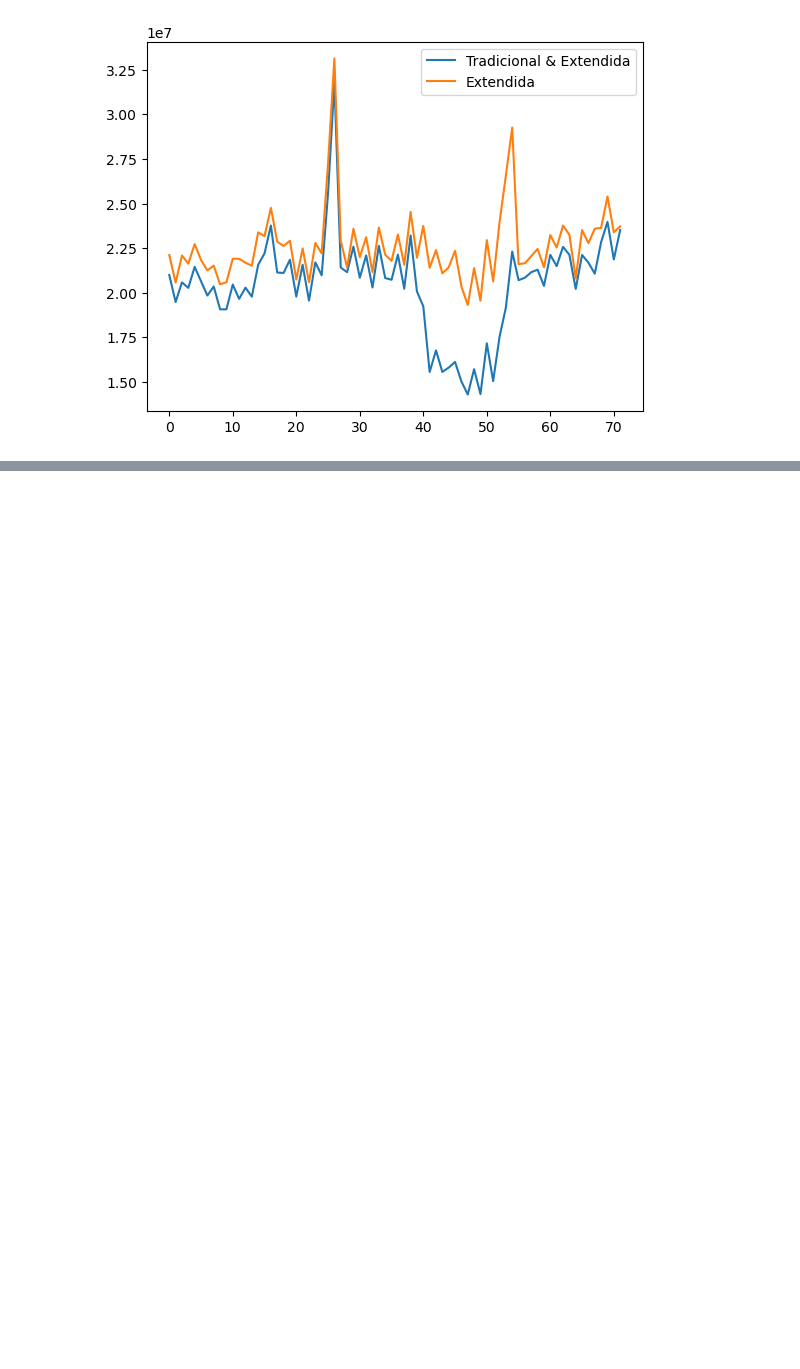
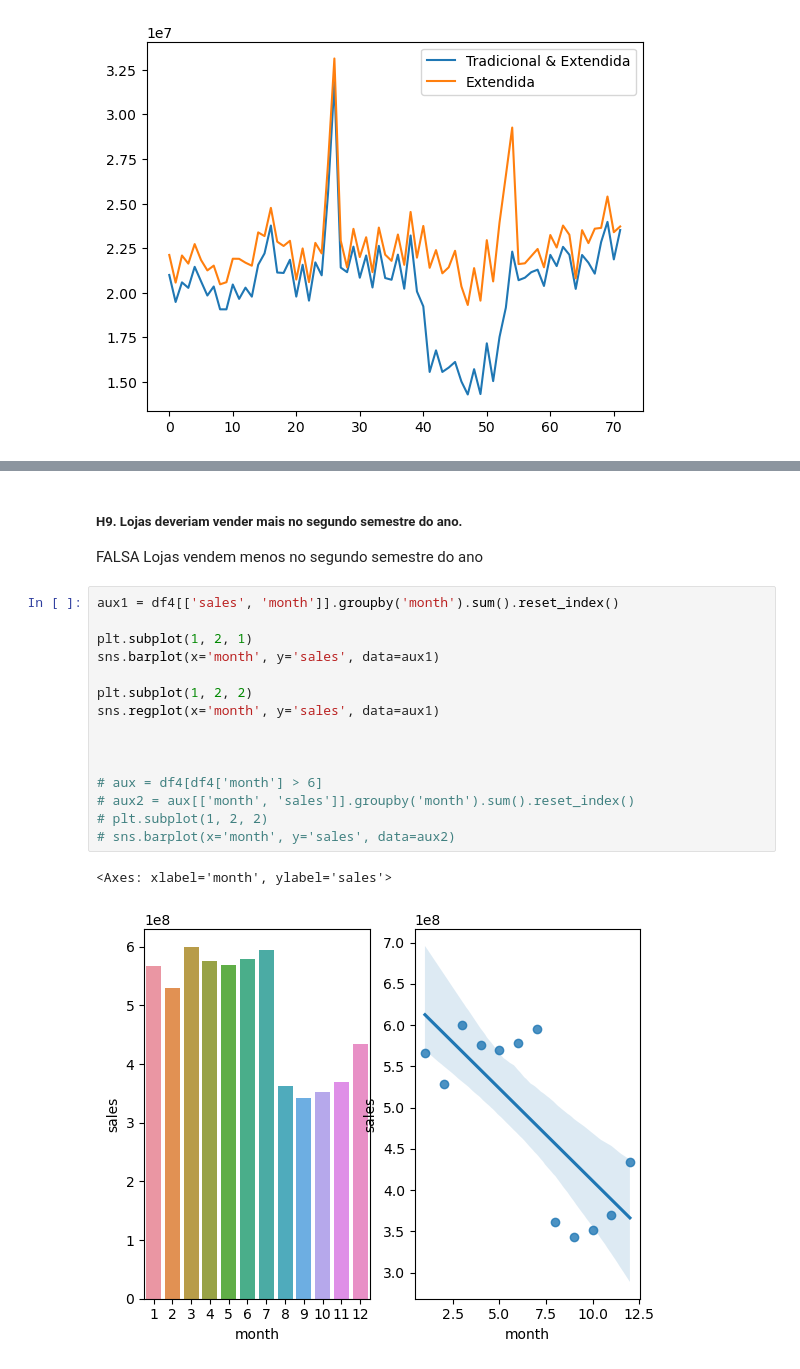
Before and after one commit to raquelEllem/rossmann_store_sales, a Jupyter notebook: rossmann_store_sales/ciclo04_store_sales_prediction.ipynb, the cells around one changed output, grey strips where cells are left out. Saved outputs shown, nothing was run; the diff lists cells and outputs as text; blank space fills up the shorter version.

```diff
--- a/rossmann_store_sales/ciclo04_store_sales_prediction.ipynb
+++ b/rossmann_store_sales/ciclo04_store_sales_prediction.ipynb
@@ -638,0 +671,21 @@ ax.legend(labels=['Tradicional & Extendida', 'Extendida']);
+# %% [markdown]
+##### H9. Lojas deveriam vender mais no segundo semestre do ano.
+FALSA Lojas vendem menos no segundo semestre do ano
+# %%
+aux1 = df4[['sales', 'month']].groupby('month').sum().reset_index()
+
+plt.subplot(1, 2, 1)
+sns.barplot(x='month', y='sales', data=aux1)
+
+plt.subplot(1, 2, 2)
+sns.regplot(x='month', y='sales', data=aux1)
+
+
+
+# aux = df4[df4['month'] > 6]
+# aux2 = aux[['month', 'sales']].groupby('month').sum().reset_index()
+# plt.subplot(1, 2, 2)
+# sns.barplot(x='month', y='sales', data=aux2)
+# %% [output]
+<Axes: xlabel='month', ylabel='sales'>
+[figure, added]
```
Also changed, not shown: parts of 10 cells of this notebook.
